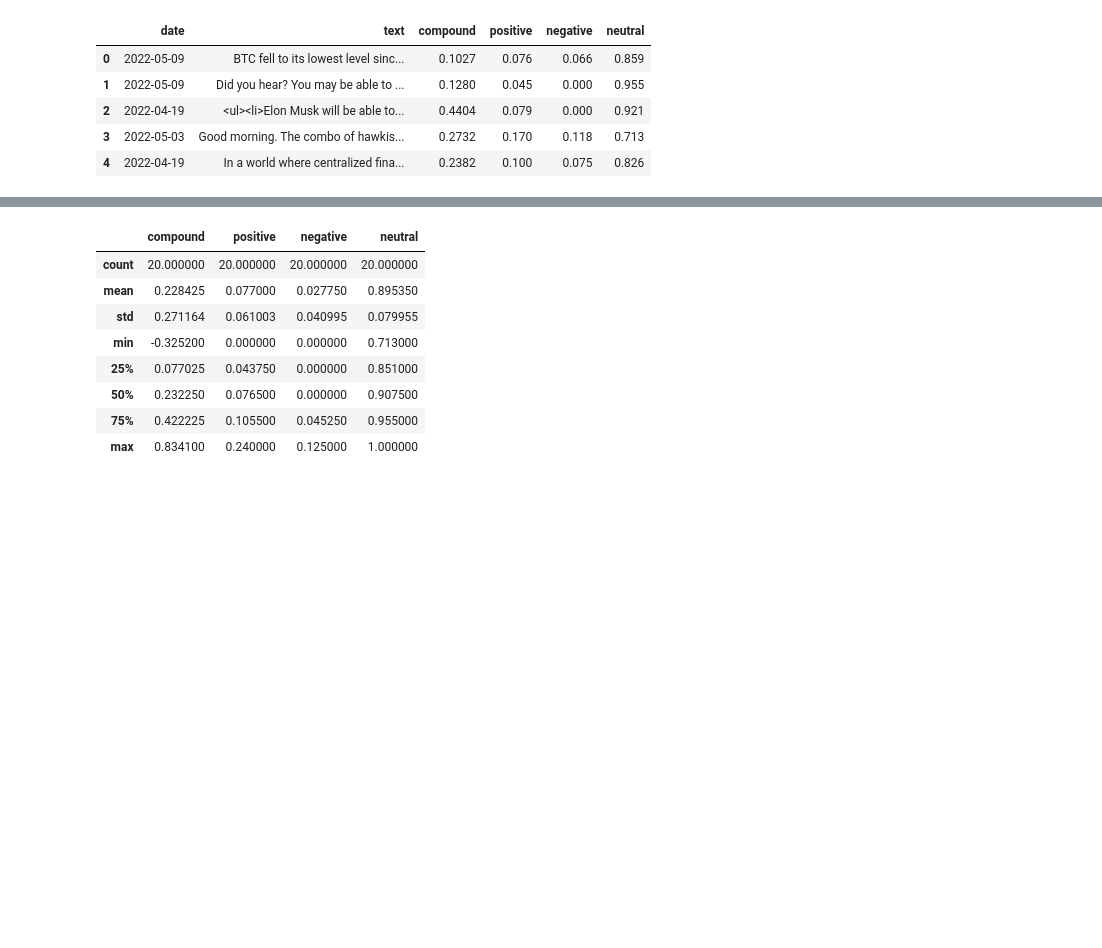
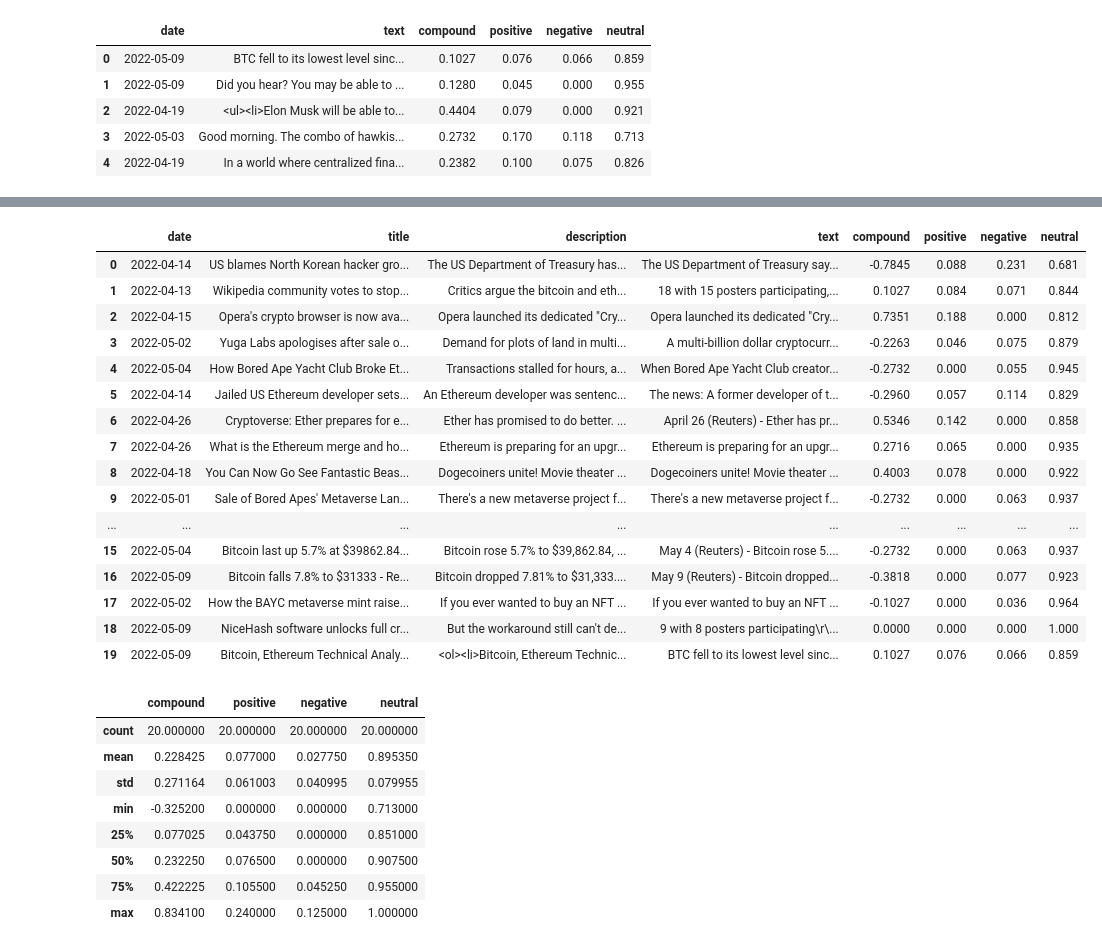
Before and after one commit to atlas-lauren/nlp_hw, a Jupyter notebook: Starter_Code/crypto_sentiment.ipynb, the cells around one changed output, grey strips where cells are left out. Drawn from its saved outputs; the diff is of its cells as text; code cells hidden in the pictures; blank space fills up the shorter version.

```diff
--- a/Starter_Code/crypto_sentiment.ipynb
+++ b/Starter_Code/crypto_sentiment.ipynb
@@ -166,3 +123,25 @@ eth_df.head()
+# %%
+# Create the Ethereum sentiment scores DataFrame
+eth_sentiments = create_sentiments_df(eth_news)
+eth_sentiments
+# %% [output]
+|  | date | title | description | text | compound | positive | negative | neutral |
+| 0 | 2022-04-14 | US blames North Korean hacker gro... | The US Department of Treasury has... | The US Department of Treasury say... | -0.7845 | 0.088 | 0.231 | 0.681 |
+| 1 | 2022-04-13 | Wikipedia community votes to stop... | Critics argue the bitcoin and eth... | 18 with 15 posters participating,... | 0.1027 | 0.084 | 0.071 | 0.844 |
+| 2 | 2022-04-15 | Opera's crypto browser is now ava... | Opera launched its dedicated "Cry... | Opera launched its dedicated "Cry... | 0.7351 | 0.188 | 0.000 | 0.812 |
+| 3 | 2022-05-02 | Yuga Labs apologises after sale o... | Demand for plots of land in multi... | A multi-billion dollar cryptocurr... | -0.2263 | 0.046 | 0.075 | 0.879 |
+| 4 | 2022-05-04 | How Bored Ape Yacht Club Broke Et... | Transactions stalled for hours, a... | When Bored Ape Yacht Club creator... | -0.2732 | 0.000 | 0.055 | 0.945 |
+| 5 | 2022-04-14 | Jailed US Ethereum developer sets... | An Ethereum developer was sentenc... | The news: A former developer of t... | -0.2960 | 0.057 | 0.114 | 0.829 |
+| 6 | 2022-04-26 | Cryptoverse: Ether prepares for e... | Ether has promised to do better. ... | April 26 (Reuters) - Ether has pr... | 0.5346 | 0.142 | 0.000 | 0.858 |
+| 7 | 2022-04-26 | What is the Ethereum merge and ho... | Ethereum is preparing for an upgr... | Ethereum is preparing for an upgr... | 0.2716 | 0.065 | 0.000 | 0.935 |
+| 8 | 2022-04-18 | You Can Now Go See Fantastic Beas... | Dogecoiners unite! Movie theater ... | Dogecoiners unite! Movie theater ... | 0.4003 | 0.078 | 0.000 | 0.922 |
+| 9 | 2022-05-01 | Sale of Bored Apes' Metaverse Lan... | There's a new metaverse project f... | There's a new metaverse project f... | -0.2732 | 0.000 | 0.063 | 0.937 |
+| ... | ... | ... | ... | ... | ... | ... | ... | ... |
+| 15 | 2022-05-04 | Bitcoin last up 5.7% at $39862.84... | Bitcoin rose 5.7% to $39,862.84, ... | May 4 (Reuters) - Bitcoin rose 5.... | -0.2732 | 0.000 | 0.063 | 0.937 |
+| 16 | 2022-05-09 | Bitcoin falls 7.8% to $31333 - Re... | Bitcoin dropped 7.81% to $31,333.... | May 9 (Reuters) - Bitcoin dropped... | -0.3818 | 0.000 | 0.077 | 0.923 |
+| 17 | 2022-05-02 | How the BAYC metaverse mint raise... | If you ever wanted to buy an NFT ... | If you ever wanted to buy an NFT ... | -0.1027 | 0.000 | 0.036 | 0.964 |
+| 18 | 2022-05-09 | NiceHash software unlocks full cr... | But the workaround still can't de... | 9 with 8 posters participating\r\... | 0.0000 | 0.000 | 0.000 | 1.000 |
+| 19 | 2022-05-09 | Bitcoin, Ethereum Technical Analy... | <ol><li>Bitcoin, Ethereum Technic... | BTC fell to its lowest level sinc... | 0.1027 | 0.076 | 0.066 | 0.859 |
 # %%
 # Describe the Bitcoin Sentiment
 btc_df.describe()
```
Also changed, not shown: parts of 19 cells of this notebook.
